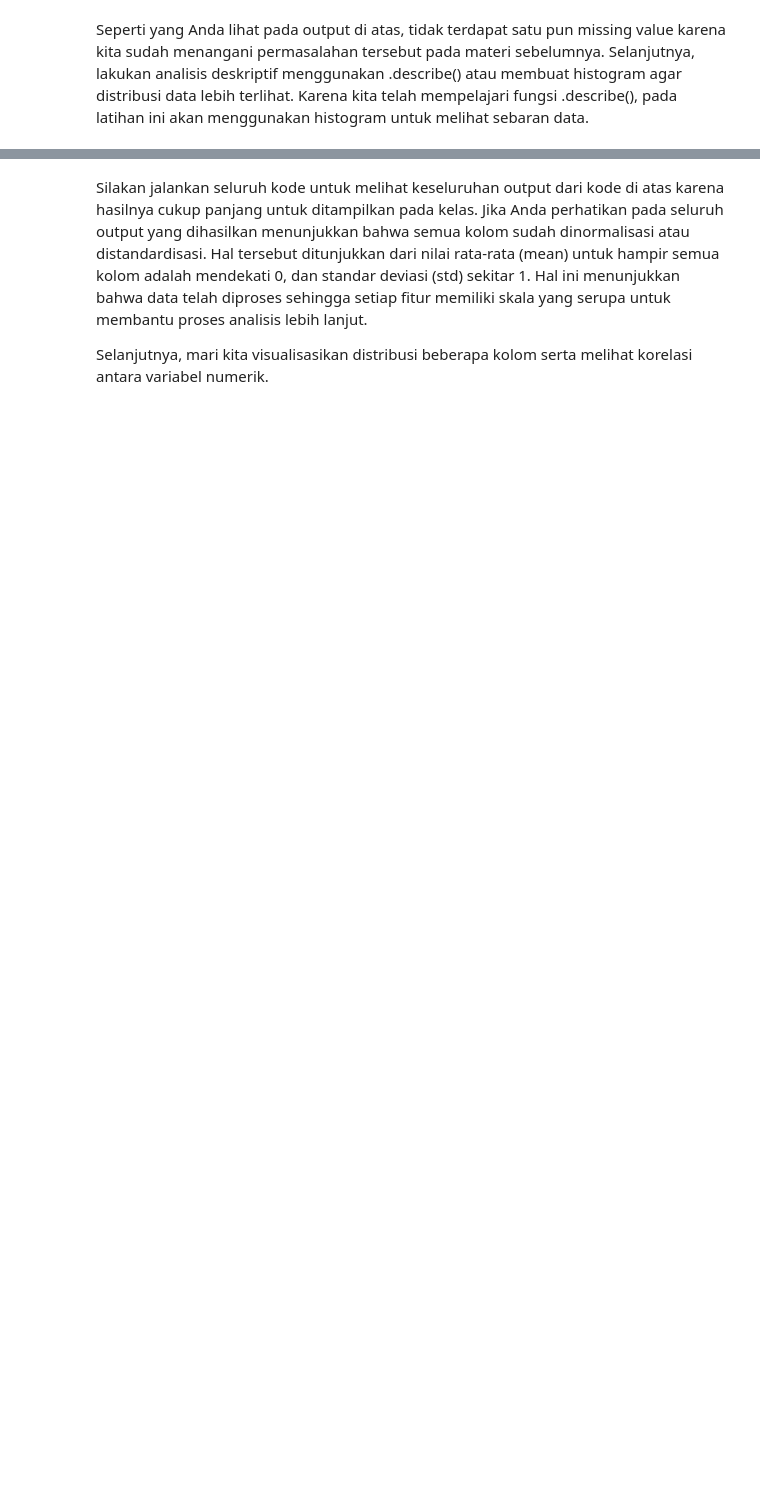
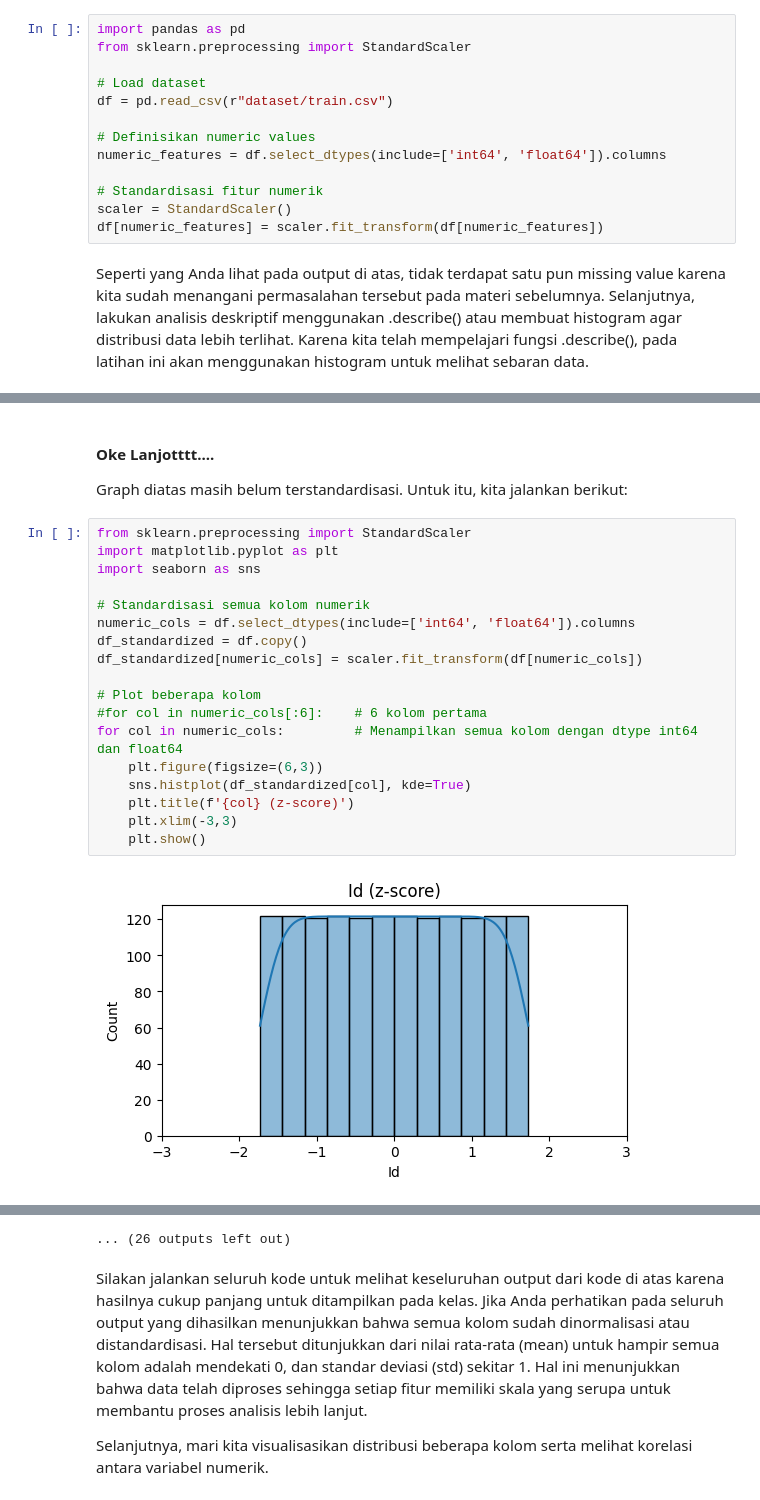
Before and after one commit to chrisshuo123/python-machine-learning, a Jupyter notebook: kaggle-housePrice/3-EDA_ExDA.ipynb, the cells around one changed output, grey strips where cells are left out. Drawn from its saved outputs; the diff is of its cells as text; blank space fills up the shorter version.

```diff
--- a/kaggle-housePrice/3-EDA_ExDA.ipynb
+++ b/kaggle-housePrice/3-EDA_ExDA.ipynb
@@ -155,6 +178,19 @@ missing_data[missing_data['Missing Values'] > 0]  # Menampilkan kolom dengan mis
 | MasVnrArea | 8 | 0.547945 |
 # %% [markdown]
 ![alt text](image/dos-ce2a8608145935c6c631f47f8f01688920241015124338.jpg)
+# %%
+import pandas as pd
+from sklearn.preprocessing import StandardScaler
+
+# Load dataset
+df = pd.read_csv(r"dataset/train.csv")
+
+# Definisikan numeric values
+numeric_features = df.select_dtypes(include=['int64', 'float64']).columns
+
+# Standardisasi fitur numerik
+scaler = StandardScaler()
+df[numeric_features] = scaler.fit_transform(df[numeric_features])
 # %% [markdown]
 Seperti yang Anda lihat pada output di atas, tidak terdapat satu pun missing value karena kita sudah menangani permasalahan tersebut pada materi sebelumnya. Selanjutnya, lakukan analisis deskriptif menggunakan .describe() atau membuat histogram agar distribusi data lebih terlihat. Karena kita telah mempelajari fungsi .describe(), pada latihan ini akan menggunakan histogram untuk melihat sebaran data.
 # %%
@@ -192,0 +230,23 @@ plt.show()
+# %% [markdown]
+#### Oke Lanjotttt....
+Graph diatas masih belum terstandardisasi.  Untuk itu, kita jalankan berikut:
+# %%
+from sklearn.preprocessing import StandardScaler
+import matplotlib.pyplot as plt
+import seaborn as sns
+
+# Standardisasi semua kolom numerik
+numeric_cols = df.select_dtypes(include=['int64', 'float64']).columns
+df_standardized = df.copy()
+df_standardized[numeric_cols] = scaler.fit_transform(df[numeric_cols])
+
+# Plot beberapa kolom
+#for col in numeric_cols[:6]:    # 6 kolom pertama
+for col in numeric_cols:         # Menampilkan semua kolom dengan dtype int64 dan float64
+    plt.figure(figsize=(6,3))
+    sns.histplot(df_standardized[col], kde=True)
+    plt.title(f'{col} (z-score)')
+    plt.xlim(-3,3)
+    plt.show()
+# %% [output]
+[figure, added]
@@ -193,3 +264,4 @@ plt.show()
+... (26 outputs left out)
 # %% [markdown]
 <p>Silakan jalankan seluruh kode untuk melihat keseluruhan output dari kode di atas karena hasilnya cukup panjang untuk ditampilkan pada kelas. Jika Anda perhatikan pada seluruh output yang dihasilkan menunjukkan bahwa semua kolom sudah dinormalisasi atau distandardisasi. Hal tersebut ditunjukkan dari nilai rata-rata (mean) untuk hampir semua kolom adalah mendekati 0, dan standar deviasi (std) sekitar 1. Hal ini menunjukkan bahwa data telah diproses sehingga setiap fitur memiliki skala yang serupa untuk membantu proses analisis lebih lanjut.</p>
 <p>Selanjutnya, mari kita visualisasikan distribusi beberapa kolom serta melihat korelasi antara variabel numerik.</p>
```
Also changed, not shown: parts of 21 cells of this notebook, 1 other file.
